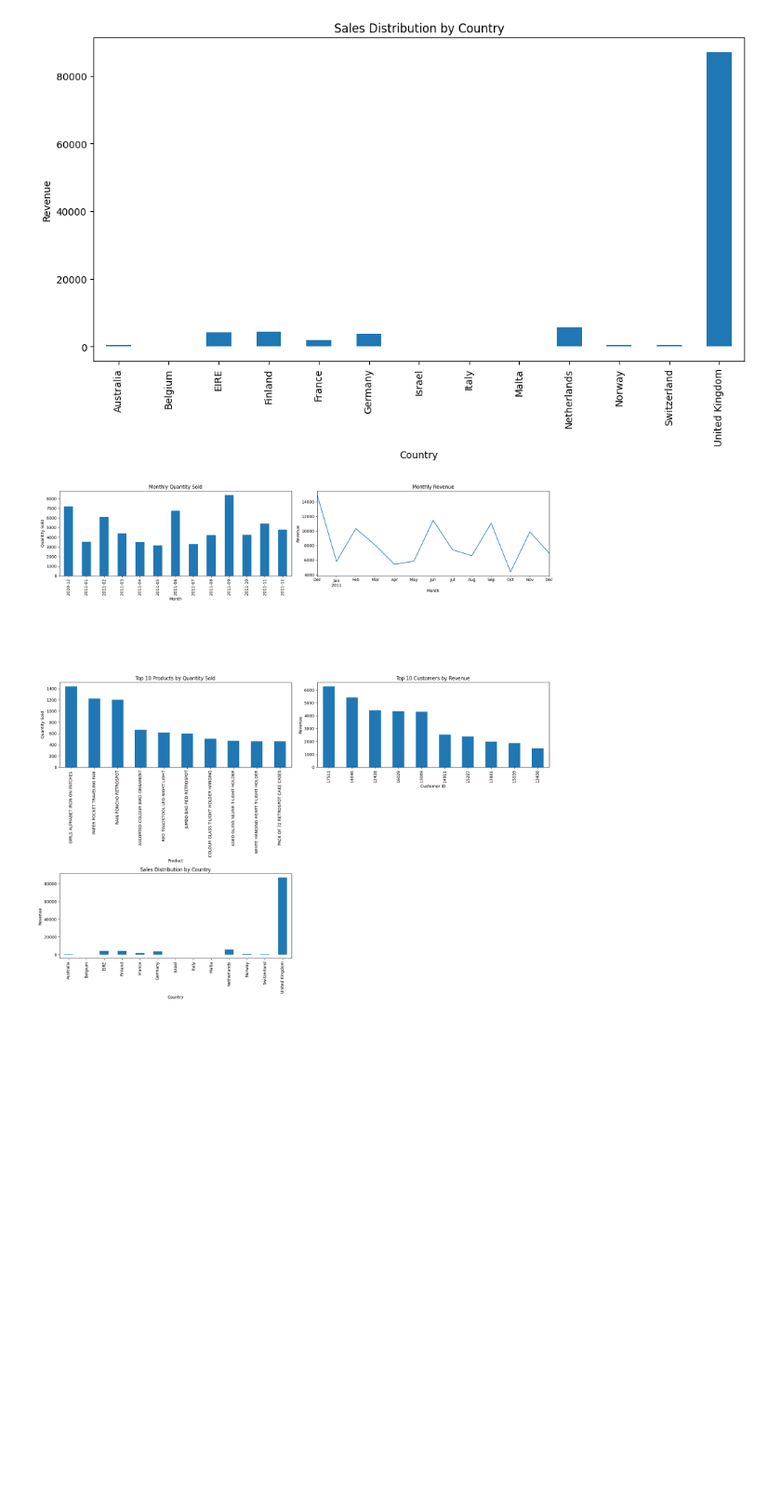
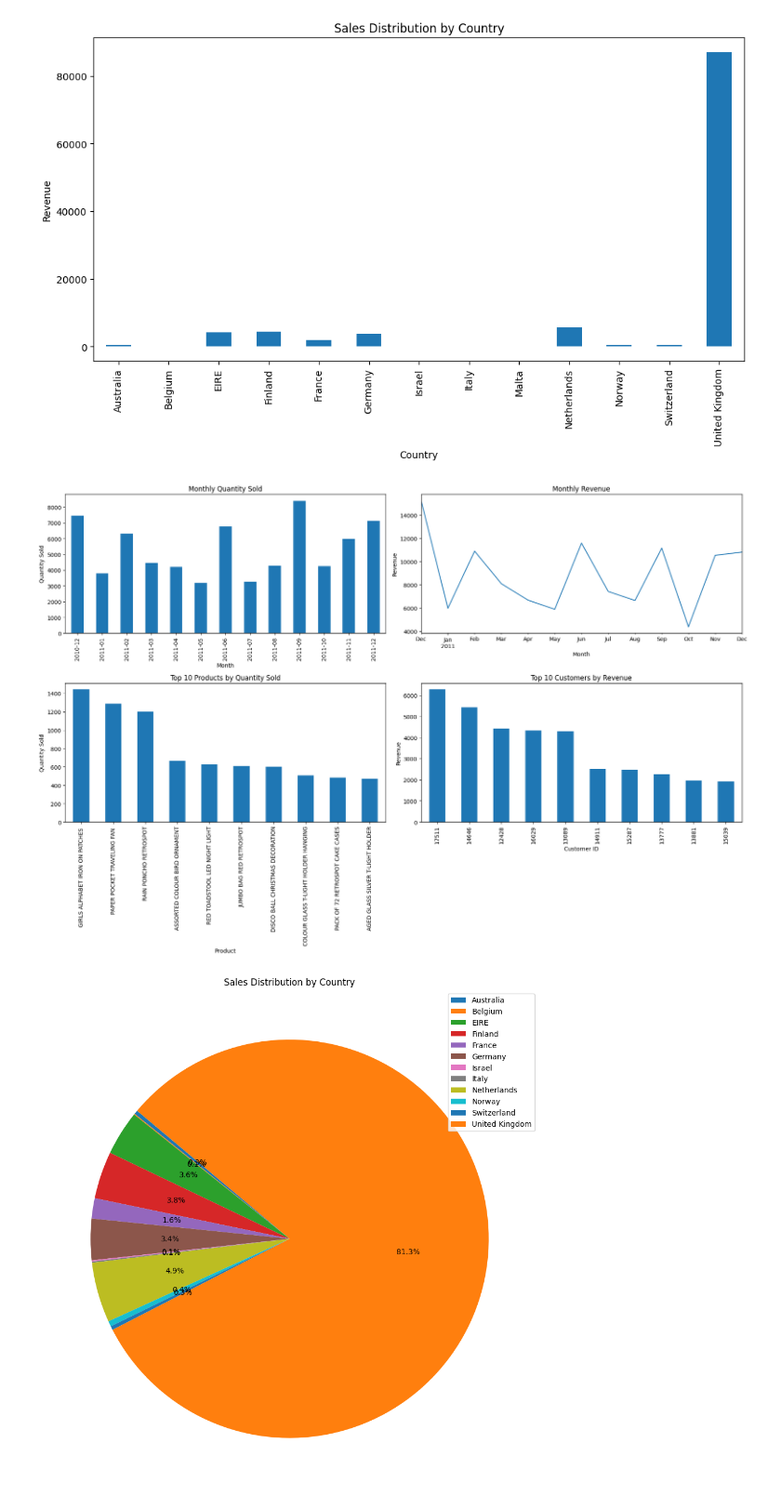
Before and after one commit to Tee-DataA/Online_Retail_Sales_Analysis, a Jupyter notebook: jupyter_notebooks/Sayed_test.ipynb, the cells around one changed output. Shown at 93% size. Drawn from its saved outputs; the diff is of its cells as text; code cells hidden in the pictures; blank space fills up the shorter version.

```diff
--- a/jupyter_notebooks/Sayed_test.ipynb
+++ b/jupyter_notebooks/Sayed_test.ipynb
@@ -83,3 +83,9 @@ UnitPrice      0
 CustomerID     0
 Country        0
 dtype: int64
+# %%
+# Remove rows with negative or zero values in 'Quantity' and 'UnitPrice'
+df_T = df_T[(df_T['Quantity'] > 0) & (df_T['UnitPrice'] > 0)]
+
+# Display the first few rows to confirm the removal
+print(df_T.head())
@@ -216,45 +236,45 @@ plt.show()
 # %%
 import matplotlib.pyplot as plt
 
-# Create a 3x2 grid for the plots
-fig, axes = plt.subplots(3, 2, figsize=(18, 18))
+# Create a 2x2 grid for the plots
+fig, axes = plt.subplots(2, 2, figsize=(18, 12))
 
 # Monthly Quantity Sold
 monthly_quantity = extracted_rows.groupby(extracted_rows['InvoiceDate'].dt.to_period('M'))['Quantity'].sum()
 monthly_quantity.plot(kind='bar', ax=axes[0, 0], title='Monthly Quantity Sold')
 axes[0, 0].set_xlabel('Month')
 axes[0, 0].set_ylabel('Quantity Sold')
 
 # Monthly Revenue
 extracted_rows['Revenue'] = extracted_rows['Quantity'] * extracted_rows['UnitPrice']
 monthly_revenue = extracted_rows.groupby(extracted_rows['InvoiceDate'].dt.to_period('M'))['Revenue'].sum()
 monthly_revenue.plot(kind='line', ax=axes[0, 1], title='Monthly Revenue')
 axes[0, 1].set_xlabel('Month')
 axes[0, 1].set_ylabel('Revenue')
 
 # Top 10 Products by Quantity Sold
 top_products = extracted_rows.groupby('Description')['Quantity'].sum().nlargest(10)
 top_products.plot(kind='bar', ax=axes[1, 0], title='Top 10 Products by Quantity Sold')
 axes[1, 0].set_xlabel('Product')
 axes[1, 0].set_ylabel('Quantity Sold')
 
 # Top 10 Customers by Revenue
 top_customers = extracted_rows.groupby('CustomerID')['Revenue'].sum().nlargest(10)
 top_customers.plot(kind='bar', ax=axes[1, 1], title='Top 10 Customers by Revenue')
 axes[1, 1].set_xlabel('Customer ID')
 axes[1, 1].set_ylabel('Revenue')
 
-# Sales Distribution by Country
-sales_by_country = extracted_rows.groupby('Country')['Revenue'].sum()
-sales_by_country.plot(kind='bar', ax=axes[2, 0], title='Sales Distribution by Country')
-axes[2, 0].set_xlabel('Country')
-axes[2, 0].set_ylabel('Revenue')
-
-# Hide the empty subplot (bottom right)
-axes[2, 1].axis('off')
-
 # Adjust layout
 plt.tight_layout()
 plt.show()
+
+# Sales Distribution by Country as a Pie Chart
+sales_by_country = extracted_rows.groupby('Country')['Revenue'].sum()
+fig, ax = plt.subplots(figsize=(12, 12))
+sales_by_country.plot(kind='pie', ax=ax, labels=['']*len(sales_by_country), autopct='%1.1f%%', startangle=140, title='Sales Distribution by Country')
+ax.legend(labels=sales_by_country.index, loc="best")
+ax.set_ylabel('')  # Hide the y-label
+plt.show()
 # %% [output]
-[figure, old version]
+[figure, new version]
+[figure, added]
```
Also changed, not shown: parts of 3 cells of this notebook.
